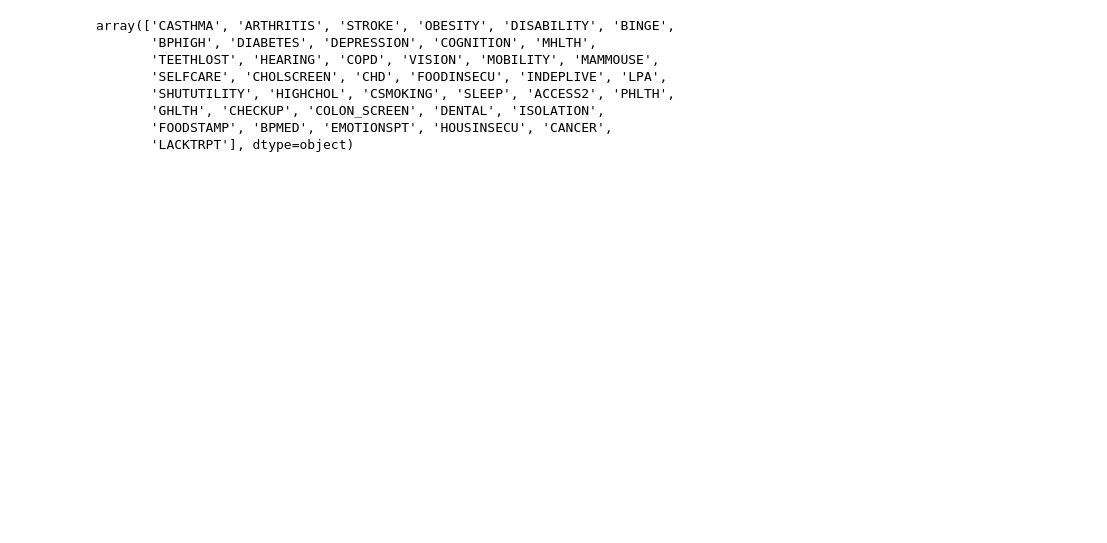
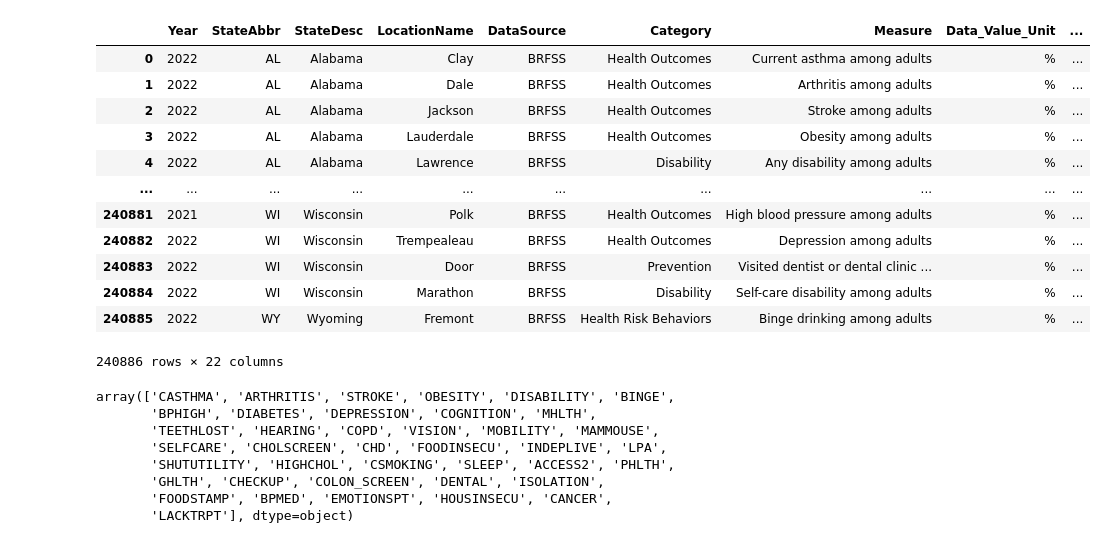
Before and after one commit to ljyyyy120/Captone_depression, a Jupyter notebook: 01_data_clean/10_DEP.ipynb, the cells around one changed output. Saved outputs shown, nothing was run; the diff lists cells and outputs as text; code cells hidden in the pictures; blank space fills up the shorter version.

```diff
--- a/01_data_clean/10_DEP.ipynb
+++ b/01_data_clean/10_DEP.ipynb
@@ -4,6 +4,22 @@ import pandas as pd
 # https://chronicdata.cdc.gov/500-Cities-Places/PLACES-Local-Data-for-Better-Health-County-Data-20/swc5-untb/about_data
 # https://www.cdc.gov/places/measure-definitions/index.html
 df = pd.read_csv('../00_data/11_raw/PLACES__Local_Data_for_Better_Health,_County_Data_2024_release_20250828.csv',low_memory=False)
+# %%
+df
+# %% [output]
+|  | Year | StateAbbr | StateDesc | LocationName | DataSource | Category | Measure | Data_Value_Unit | ... |
+| 0 | 2022 | AL | Alabama | Clay | BRFSS | Health Outcomes | Current asthma among adults | % | ... |
+| 1 | 2022 | AL | Alabama | Dale | BRFSS | Health Outcomes | Arthritis among adults | % | ... |
+| 2 | 2022 | AL | Alabama | Jackson | BRFSS | Health Outcomes | Stroke among adults | % | ... |
+| 3 | 2022 | AL | Alabama | Lauderdale | BRFSS | Health Outcomes | Obesity among adults | % | ... |
+| 4 | 2022 | AL | Alabama | Lawrence | BRFSS | Disability | Any disability among adults | % | ... |
+| ... | ... | ... | ... | ... | ... | ... | ... | ... | ... |
+| 240881 | 2021 | WI | Wisconsin | Polk | BRFSS | Health Outcomes | High blood pressure among adults | % | ... |
+| 240882 | 2022 | WI | Wisconsin | Trempealeau | BRFSS | Health Outcomes | Depression among adults | % | ... |
+| 240883 | 2022 | WI | Wisconsin | Door | BRFSS | Prevention | Visited dentist or dental clinic ... | % | ... |
+| 240884 | 2022 | WI | Wisconsin | Marathon | BRFSS | Disability | Self-care disability among adults | % | ... |
+| 240885 | 2022 | WY | Wyoming | Fremont | BRFSS | Health Risk Behaviors | Binge drinking among adults | % | ... |
+240886 rows × 22 columns
 # %%
 df['MeasureId'].unique()
 # %% [output]
```
Also changed, not shown: parts of 1 cell of this notebook, 31 other files.
